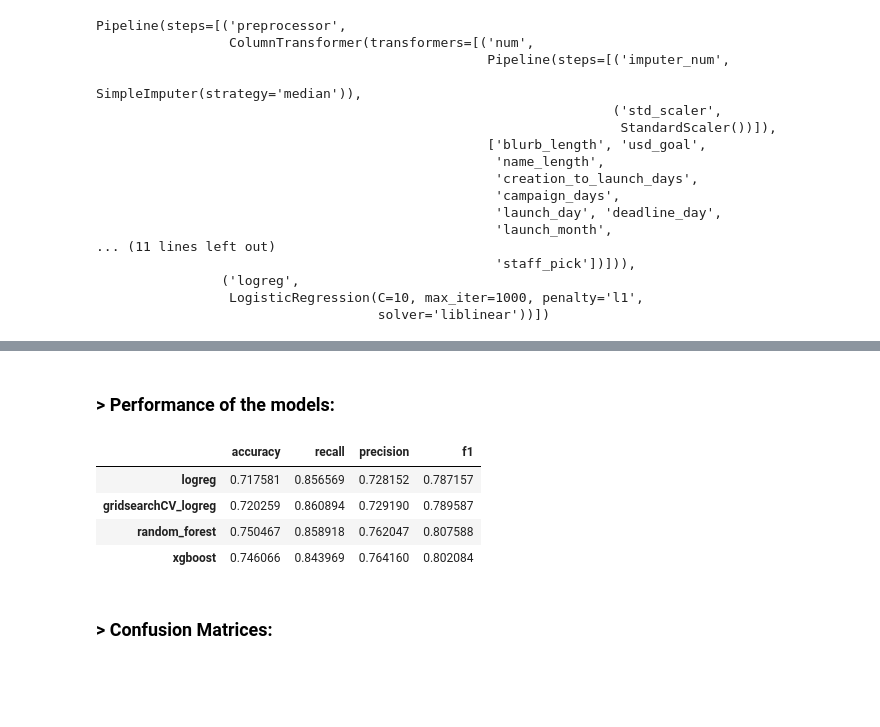
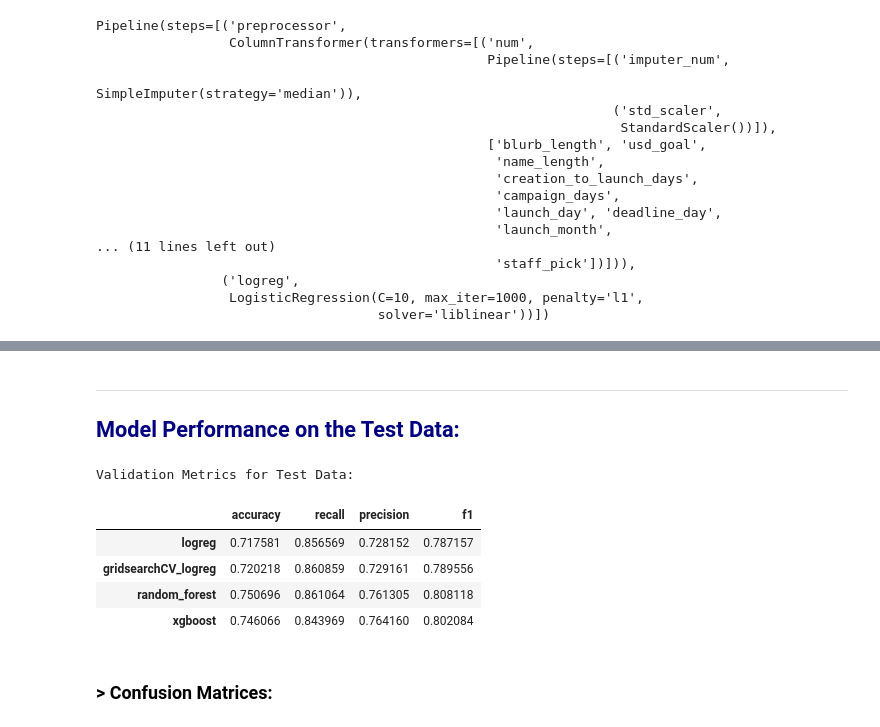
Before and after one commit to kaqreal/ds-ML-project-kickstarter, a Jupyter notebook: ML_Kickstarter.ipynb, the cells around one changed output, grey strips where cells are left out. Saved outputs shown, nothing was run; the diff lists cells and outputs as text; code cells hidden in the pictures; blank space fills up the shorter version.

```diff
--- a/ML_Kickstarter.ipynb
+++ b/ML_Kickstarter.ipynb
@@ -596,10 +548,10 @@ validation_scores_X_train
 | xgboost | 0.756094 | 0.858625 | 0.768482 | 0.811057 |
+# %% [markdown]
+---
+## <span style="color:navy">__Model Performance on the Test Data:__
 # %%
 y_test_predicted = best_model.predict(X_test)
 y_test_predicted_logreg = cross_val_predict(pipe_logreg, X_test, y_test, cv=5)
 y_test_predicted_rf = cross_val_predict(pipe_rf, X_test, y_test, cv=5)
 y_test_predicted_xgb = cross_val_predict(pipe_xgb, X_test, y_test, cv=5)
-# %% [markdown]
-
-### <span style="color:black">__> Performance of the models:__
 # %%
@@ -625,19 +577,21 @@ f1_cvgridsearch = f1_score(y_test, y_test_predicted)
-# %%
-validation_scores_X_train = pd.DataFrame([
-                                  [accuracy_logreg, recall_logreg,precision_logreg,f1_logreg],
-                                  [accuracy_cvgridsearch, recall_cvgridsearch,precision_cvgridsearch,f1_cvgridsearch],
-                                  [accuracy_rf,recall_rf,precision_rf ,f1_rf],
-                                  [accuracy_xgb,recall_xgb,precision_xgb ,f1_xgb]],
-                                        columns= ['accuracy','recall','precision','f1']
-                                        )
-validation_scores_X_train.index = ['logreg','gridsearchCV_logreg','random_forest','xgboost']
-validation_scores_X_train
-# %% [output]
-|  | accuracy | recall | precision | f1 |
-| logreg | 0.717581 | 0.856569 | 0.728152 | 0.787157 |
-| gridsearchCV_logreg | 0.720259 | 0.860894 | 0.729190 | 0.789587 |
-| random_forest | 0.750467 | 0.858918 | 0.762047 | 0.807588 |
-| xgboost | 0.746066 | 0.843969 | 0.764160 | 0.802084 |
+# %%
+validation_scores_X_test = pd.DataFrame([
+                                  [accuracy_logreg_test, recall_logreg_test,precision_logreg_test,f1_logreg_test],
+                                  [accuracy_cvgridsearch_test, recall_cvgridsearch_test,precision_cvgridsearch_test,f1_cvgridsearch_test],
+                                  [accuracy_rf_test,recall_rf_test,precision_rf_test,f1_rf_test],
+                                  [accuracy_xgb_test,recall_xgb_test,precision_xgb_test ,f1_xgb_test]],
+                                        columns= ['accuracy','recall','precision','f1']
+                                        )
+validation_scores_X_test.index = ['logreg','gridsearchCV_logreg','random_forest','xgboost']
+print('Validation Metrics for Test Data:')
+validation_scores_X_test
+# %% [output]
+Validation Metrics for Test Data:
+|  | accuracy | recall | precision | f1 |
+| logreg | 0.717581 | 0.856569 | 0.728152 | 0.787157 |
+| gridsearchCV_logreg | 0.720218 | 0.860859 | 0.729161 | 0.789556 |
+| random_forest | 0.750696 | 0.861064 | 0.761305 | 0.808118 |
+| xgboost | 0.746066 | 0.843969 | 0.764160 | 0.802084 |
 # %% [markdown]
 
 ### <span style="color:black">__> Confusion Matrices:__
```
Also changed, not shown: parts of 23 cells of this notebook, 2 other files.
